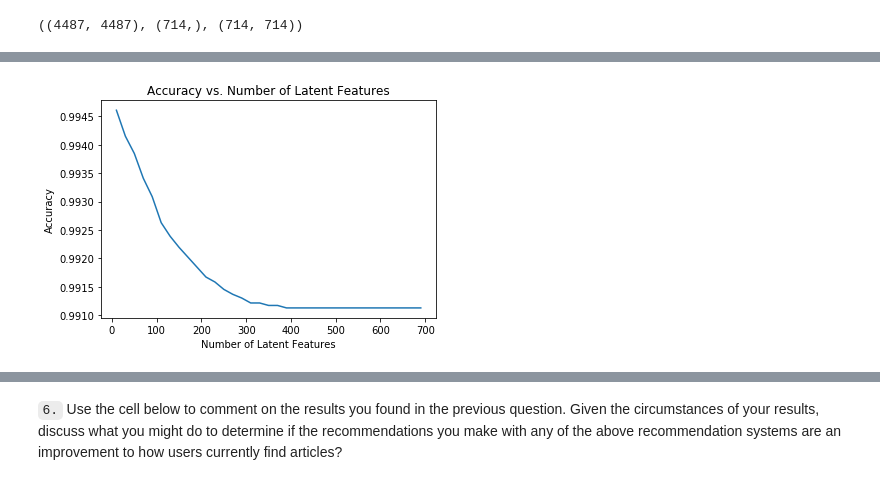
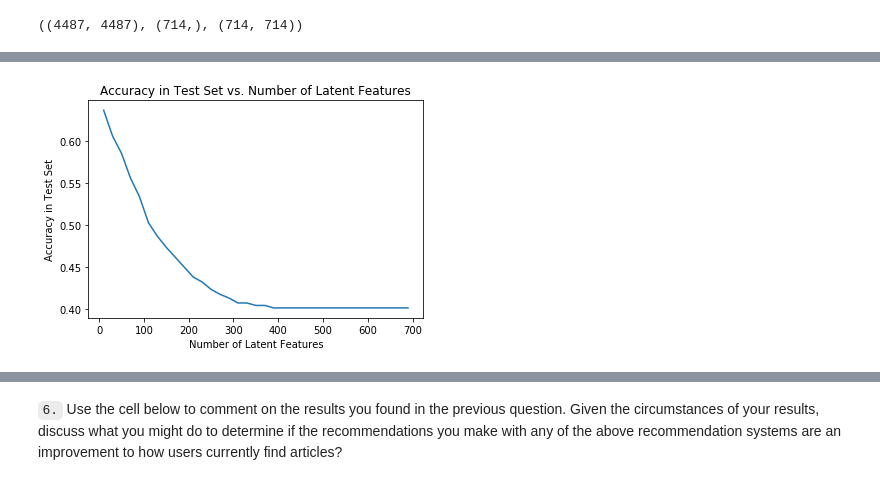
Before and after one commit to patlichengine/RecommendationEngine, a Jupyter notebook: Recommendations_with_IBM.ipynb, the cells around one changed output, grey strips where cells are left out. Drawn from its saved outputs; the diff is of its cells as text; code cells hidden in the pictures.

```diff
--- a/Recommendations_with_IBM.ipynb
+++ b/Recommendations_with_IBM.ipynb
@@ -844,0 +996,4 @@ len(common_idx)
+# %%
+s_new, u_test_new, vt_test_new = np.diag(s_train[:10]), u_test[:, :10], vt_test[:10, :]
+# %%
+user_item_test_est = np.around(np.dot(np.dot(u_test_new, s_new), vt_test_new))
@@ -845 +1004,4 @@ len(common_idx)
+# %%
+#Extratc the same shape of data and then subtract
+test_diffs = np.subtract(user_item_test_est, user_item_test[:user_item_test_est.shape[0]:])
 # %%
@@ -849,28 +1011,24 @@ user_item_test.shape
 # %%
-num_latent_feats = np.arange(10,700+10,20)
-sum_errs = []
+#I inherited the code in the previous example to reflect the current test data - user_item_test
 test_sum_errs = []
-
 for k in num_latent_feats:
     # restructure with k latent features
-    s_new, u_new, vt_new = np.diag(s_train[:k]), u_train[:, :k], vt_train[:k, :]
-    u_test_new, vt_test_new = u_test[:, :k], vt_test[:k, :]
+    s_new, u_test_new, vt_test_new = np.diag(s_train[:k]), u_test[:, :k], vt_test[:k, :]
+    #u_test_new, vt_test_new = u_test[:, :k], vt_test[:k, :]
 
-    # take dot product
-    user_test_item_est = np.around(np.dot(np.dot(u_test_new, s_new), vt_test_new))
+    # take dot product for both train and test data
+    user_item_test_est = np.around(np.dot(np.dot(u_test_new, s_new), vt_test_new))
 
-    # compute error for each prediction to actual value
-    test_diffs = np.subtract(user_item_test.loc[user_item_matrix.loc[common_idx, :].index, :], user_test_item_est)
+    # compute error for each prediction to actual value using same shape
+    test_diffs = np.subtract(user_item_test_est, user_item_test[:user_item_test_est.shape[0]:])
 
     # total errors and keep track of them
-    test_err = np.sum(np.sum(np.abs(test_diffs)))
-    test_sum_errs.append(test_err)
-
-
-#plt.plot(num_latent_feats, 1 - np.array(sum_errs)/df.shape[0]);
-plt.plot(num_latent_feats, 1 - np.array(test_sum_errs)/df.shape[0]);
-plt.xlabel('Number of Latent Features');
-plt.ylabel('Accuracy');
-plt.title('Accuracy vs. Number of Latent Features');
+    err_test = np.sum(np.sum(np.abs(test_diffs)))
+    test_sum_errs.append(err_test)
-# %% [output]
-[figure, removed]
+# %%
+plt.plot(num_latent_feats, 1 - np.array(test_sum_errs)/user_item_test.shape[0]);
+plt.xlabel('Number of Latent Features');
+plt.ylabel('Accuracy in Test Set');
+plt.title('Accuracy in Test Set vs. Number of Latent Features');
+# %% [output]
+[figure, added]
```
Also changed, not shown: parts of 69 cells of this notebook, 1 other file.
